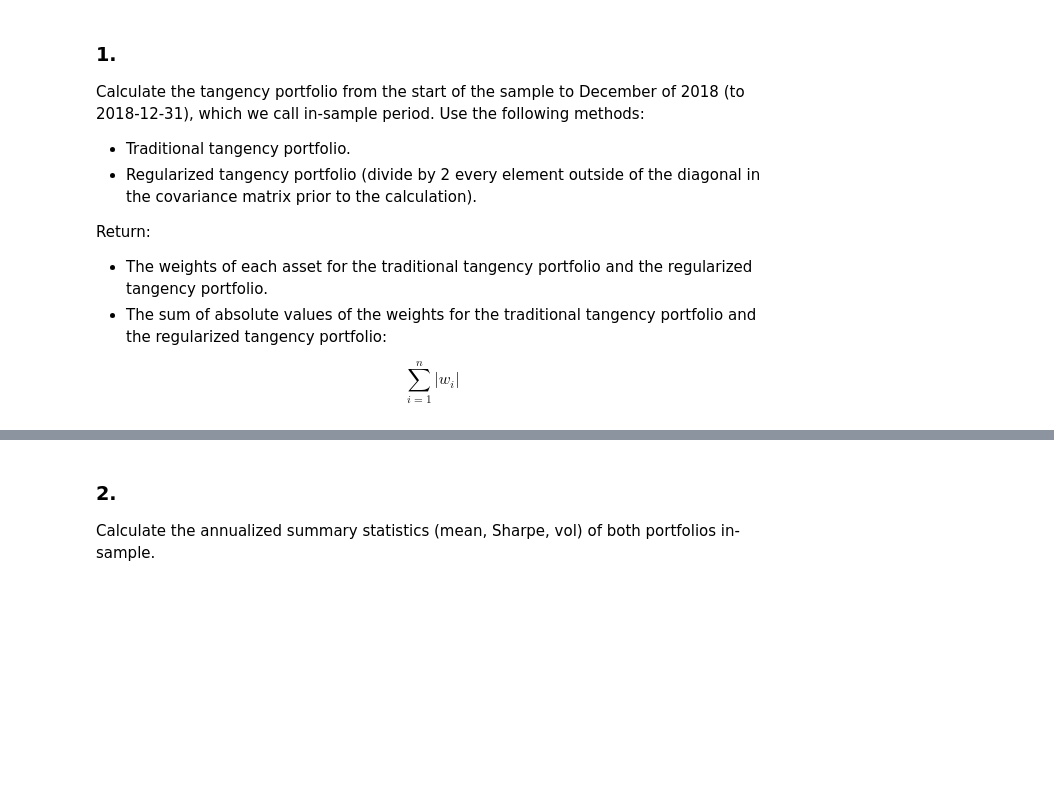
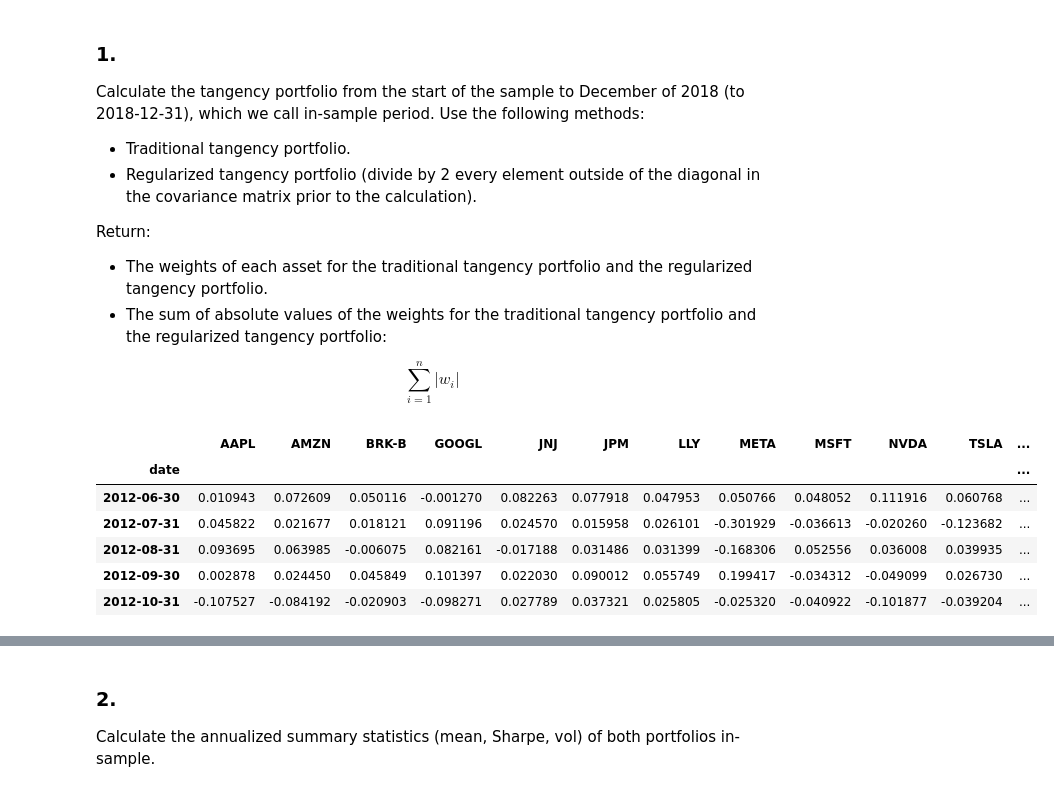
Before and after one commit to ekopen/finm-portfolio-2024, a Jupyter notebook: exams/Midterm 1.ipynb, the cells around one changed output, grey strips where cells are left out. Drawn from its saved outputs; the diff is of its cells as text; code cells hidden in the pictures; blank space fills up the shorter version.

```diff
--- a/exams/Midterm 1.ipynb
+++ b/exams/Midterm 1.ipynb
@@ -107,0 +120,17 @@ $$
+# %%
+#import data
+
+#get all stock data
+FILEIN = '../data/midterm_1_data.xlsx'
+sheet_exrets = 'stocks excess returns'
+retsx = pd.read_excel(FILEIN, sheet_name=sheet_exrets).set_index('date')
+
+retsx.head()
+# %% [output]
+|  | AAPL | AMZN | BRK-B | GOOGL | JNJ | JPM | LLY | META | MSFT | NVDA | TSLA | ... |
+| date |  |  |  |  |  |  |  |  |  |  |  | ... |
+| 2012-06-30 | 0.010943 | 0.072609 | 0.050116 | -0.001270 | 0.082263 | 0.077918 | 0.047953 | 0.050766 | 0.048052 | 0.111916 | 0.060768 | ... |
+| 2012-07-31 | 0.045822 | 0.021677 | 0.018121 | 0.091196 | 0.024570 | 0.015958 | 0.026101 | -0.301929 | -0.036613 | -0.020260 | -0.123682 | ... |
+| 2012-08-31 | 0.093695 | 0.063985 | -0.006075 | 0.082161 | -0.017188 | 0.031486 | 0.031399 | -0.168306 | 0.052556 | 0.036008 | 0.039935 | ... |
+| 2012-09-30 | 0.002878 | 0.024450 | 0.045849 | 0.101397 | 0.022030 | 0.090012 | 0.055749 | 0.199417 | -0.034312 | -0.049099 | 0.026730 | ... |
+| 2012-10-31 | -0.107527 | -0.084192 | -0.020903 | -0.098271 | 0.027789 | 0.037321 | 0.025805 | -0.025320 | -0.040922 | -0.101877 | -0.039204 | ... |
```
Also changed, not shown: parts of 10 cells of this notebook.
